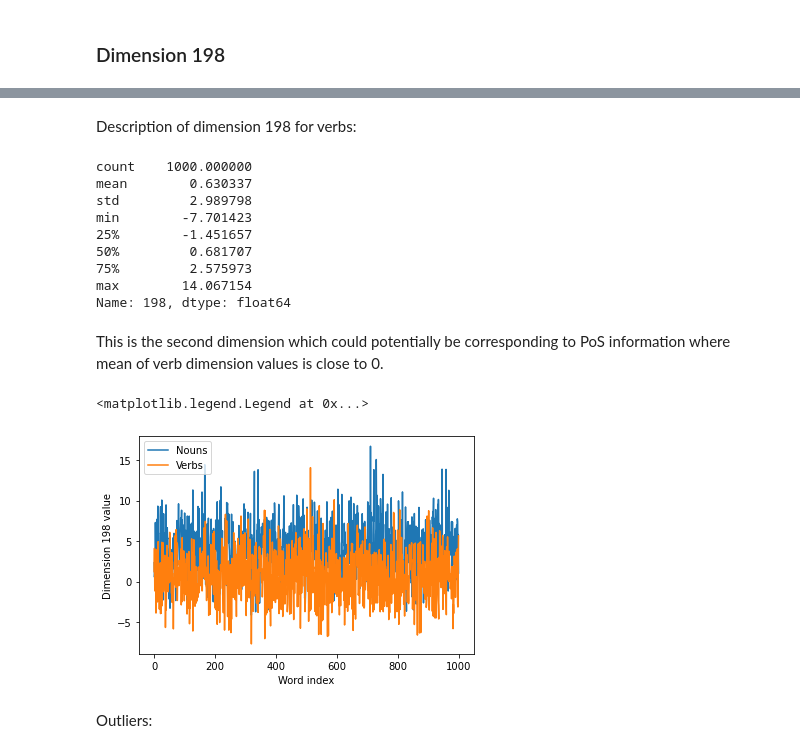
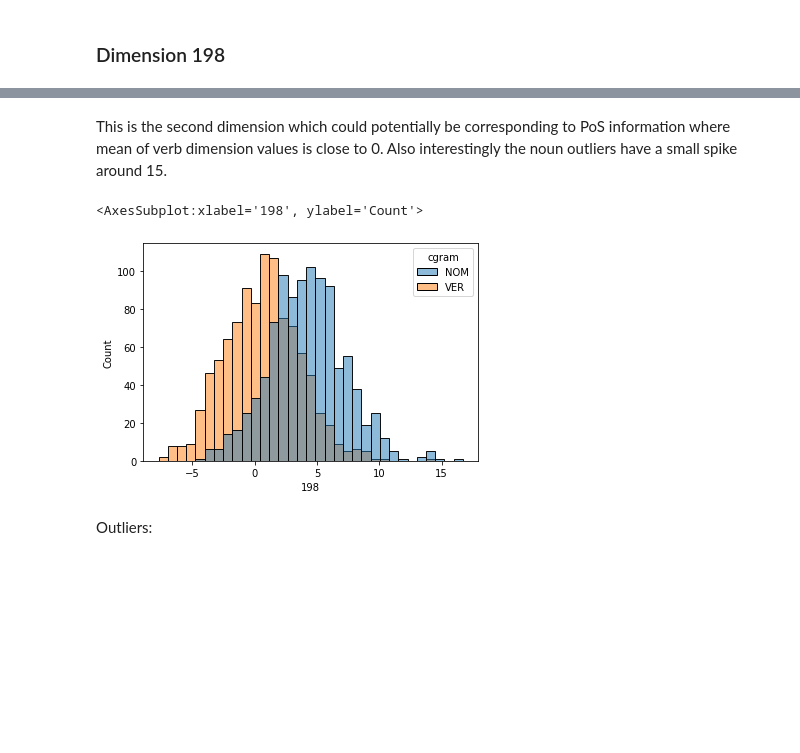
Before and after one commit to ClementineBleuze/WordEmbeddings, a Jupyter notebook: FlauBERT/pos_correlation_experiment_v1.ipynb, the cells around one changed output, grey strips where cells are left out. Cells and saved outputs as stored; diff of their text form; code cells hidden in the pictures; blank space fills up the shorter version.

```diff
--- a/FlauBERT/pos_correlation_experiment_v1.ipynb
+++ b/FlauBERT/pos_correlation_experiment_v1.ipynb
@@ -1091,28 +1017,11 @@ Name: 198, dtype: float64
-# %% [markdown]
-Description of dimension 198 for verbs:
-# %%
-unique_freq_v_we.loc[:, '198'].describe()
-# %% [output]
-count    1000.000000
-mean        0.630337
-std         2.989798
-min        -7.701423
-25%        -1.451657
-50%         0.681707
-75%         2.575973
-max        14.067154
-Name: 198, dtype: float64
 # %% [markdown]
 This is the second dimension which could potentially be corresponding to PoS information where mean of verb dimension values is close to 0.
+Also interestingly the noun outliers have a small spike around 15.
-# %%
-plt.plot(range(len(unique_freq_n_we)), unique_freq_n_we.loc[:, '198'], label='Nouns')
-plt.plot(range(len(unique_freq_n_we)), unique_freq_v_we.loc[:, '198'][:len(unique_freq_n_we)], label='Verbs')
-plt.xlabel('Word index')
-plt.ylabel('Dimension 198 value')
-plt.legend()
-# %% [output]
-<matplotlib.legend.Legend at 0x...>
-[figure, removed]
+# %%
+sns.histplot(data=unique_n_and_v_we, x='198', hue='cgram')
+# %% [output]
+<AxesSubplot:xlabel='198', ylabel='Count'>
+[figure, added]
 # %% [markdown]
 Outliers:
 # %%
```
Also changed, not shown: parts of 51 cells of this notebook, 2 other files.
